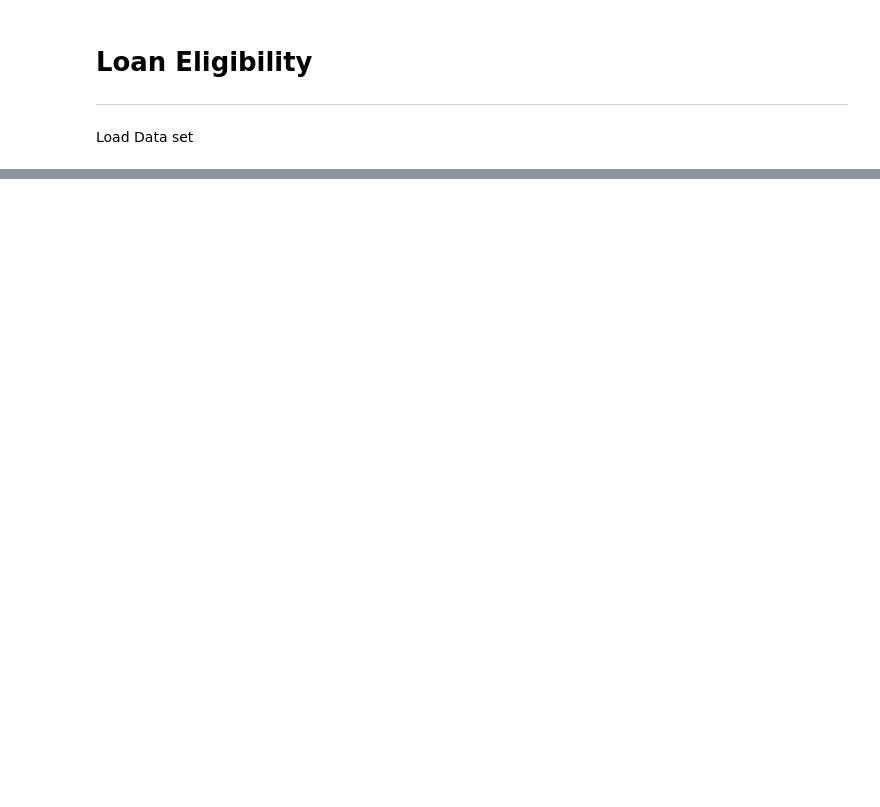
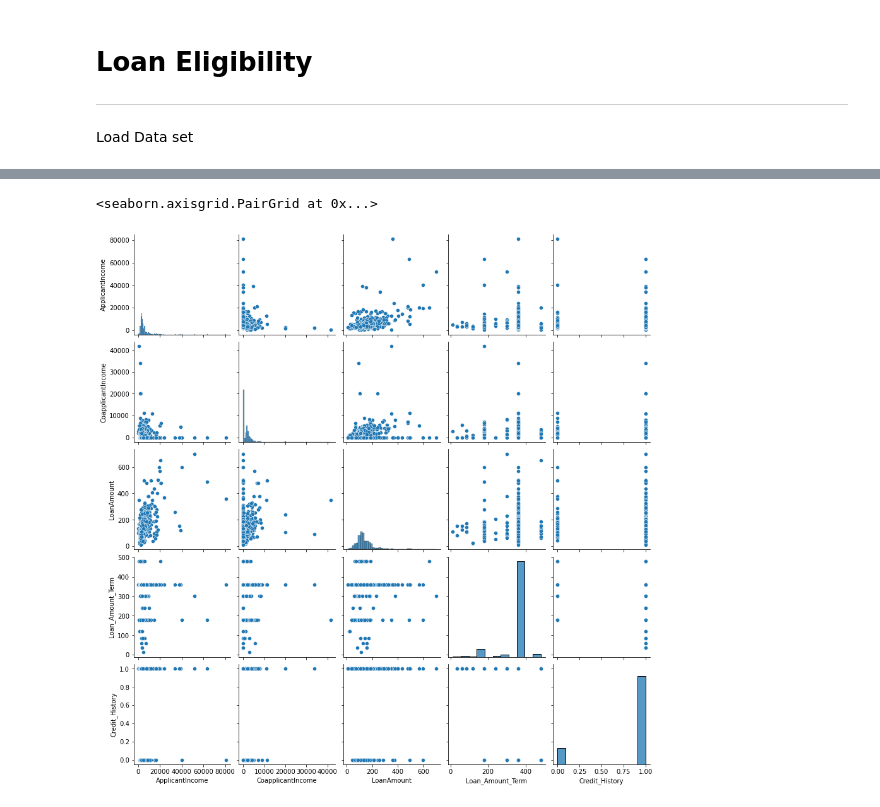
Before and after one commit to loughjo/ProgDataAnalysis-Project, a Jupyter notebook: ProgDataAnalysisProject.ipynb, the cells around one changed output, grey strips where cells are left out. Saved outputs shown, nothing was run; the diff lists cells and outputs as text; code cells hidden in the pictures; blank space fills up the shorter version.

```diff
--- a/ProgDataAnalysisProject.ipynb
+++ b/ProgDataAnalysisProject.ipynb
@@ -11,0 +57,5 @@ FileNotFoundError: [Errno 2] No such file or directory: 'loan-train.csv'
+# %%
+sns.pairplot(loan_eligibility)
+# %% [output]
+<seaborn.axisgrid.PairGrid at 0x...>
+[figure, added]
```
Also changed, not shown: parts of 6 cells of this notebook, 2 other files.
